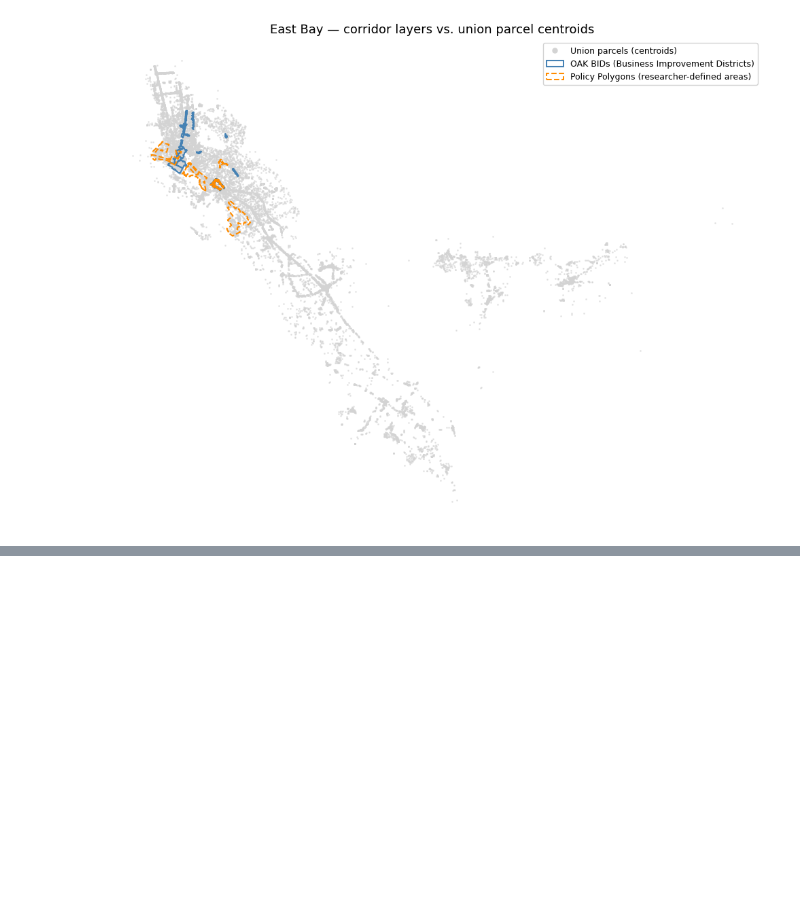
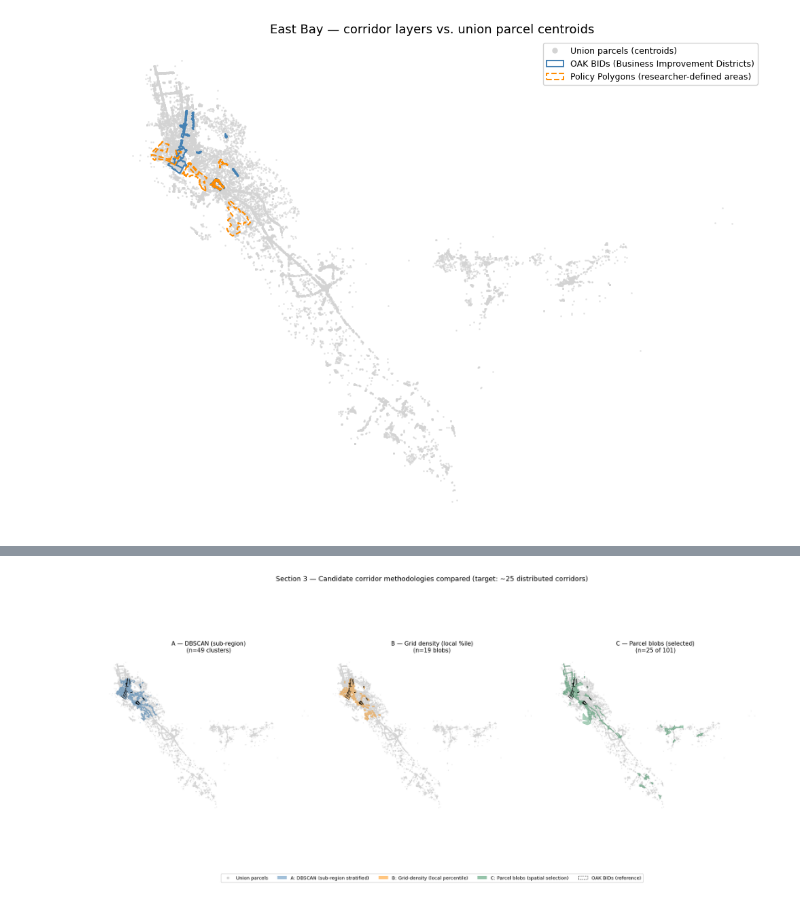
Before and after one commit to schoolofcities/eddit-east-bay, a Jupyter notebook: analysis/prelim/identify_prelim_corridors_parcels.ipynb, the cells around one changed output, grey strips where cells are left out. Saved outputs shown, nothing was run; the diff lists cells and outputs as text; code cells hidden in the pictures; blank space fills up the shorter version.

```diff
--- a/analysis/prelim/identify_prelim_corridors_parcels.ipynb
+++ b/analysis/prelim/identify_prelim_corridors_parcels.ipynb
@@ -420,0 +957,40 @@ plt.show()
+# %%
+
+fig, axes = plt.subplots(1, 3, figsize=(18, 8))
+
+configs = [
+    (axes[0], dbscan_corridors,    "steelblue",
+     f"A — DBSCAN (sub-region)\n(n={len(dbscan_corridors)} clusters)"),
+    (axes[1], grid_corridors,      "darkorange",
+     f"B — Grid density (local %ile)\n(n={len(grid_corridors)} blobs)"),
+    (axes[2], selected_corridors,  "seagreen",
+     f"C — Parcel blobs (selected)\n(n={len(selected_corridors)} of {len(connectivity_corridors)})"),
+]
+
+for ax, corridors, colour, title in configs:
+    union_centroids.plot(ax=ax, color="lightgrey", markersize=0.8, alpha=0.35)
+    corridors.plot(ax=ax, facecolor=colour, alpha=0.40, edgecolor=colour, linewidth=0.7)
+    # OAK BIDs for reference in each panel
+    oak_bids.plot(ax=ax, facecolor="none", edgecolor="black", linewidth=1.0, linestyle=":")
+    ax.set_title(title, fontsize=11)
+    ax.set_axis_off()
+
+# Shared legend
+shared_handles = [
+    mlines.Line2D([], [], color="lightgrey", marker="o", linestyle="None",
+                  markersize=4, label="Union parcels"),
+    mpatches.Patch(facecolor="steelblue",  alpha=0.5, label="A: DBSCAN (sub-region stratified)"),
+    mpatches.Patch(facecolor="darkorange", alpha=0.5, label="B: Grid-density (local percentile)"),
+    mpatches.Patch(facecolor="seagreen",   alpha=0.5, label="C: Parcel blobs (spatial selection)"),
+    mpatches.Patch(facecolor="none", edgecolor="black", linewidth=1.0,
+                   linestyle=":", label="OAK BIDs (reference)"),
+]
+fig.legend(handles=shared_handles, loc="lower center", ncol=5, fontsize=9,
+           framealpha=0.9, bbox_to_anchor=(0.5, -0.02))
+
+fig.suptitle("Section 3 — Candidate corridor methodologies compared (target: ~25 distributed corridors)",
+             fontsize=13, y=1.01)
+plt.tight_layout()
+plt.show()
+# %% [output]
+[figure, added]
```
Also changed, not shown: parts of 20 cells of this notebook.
